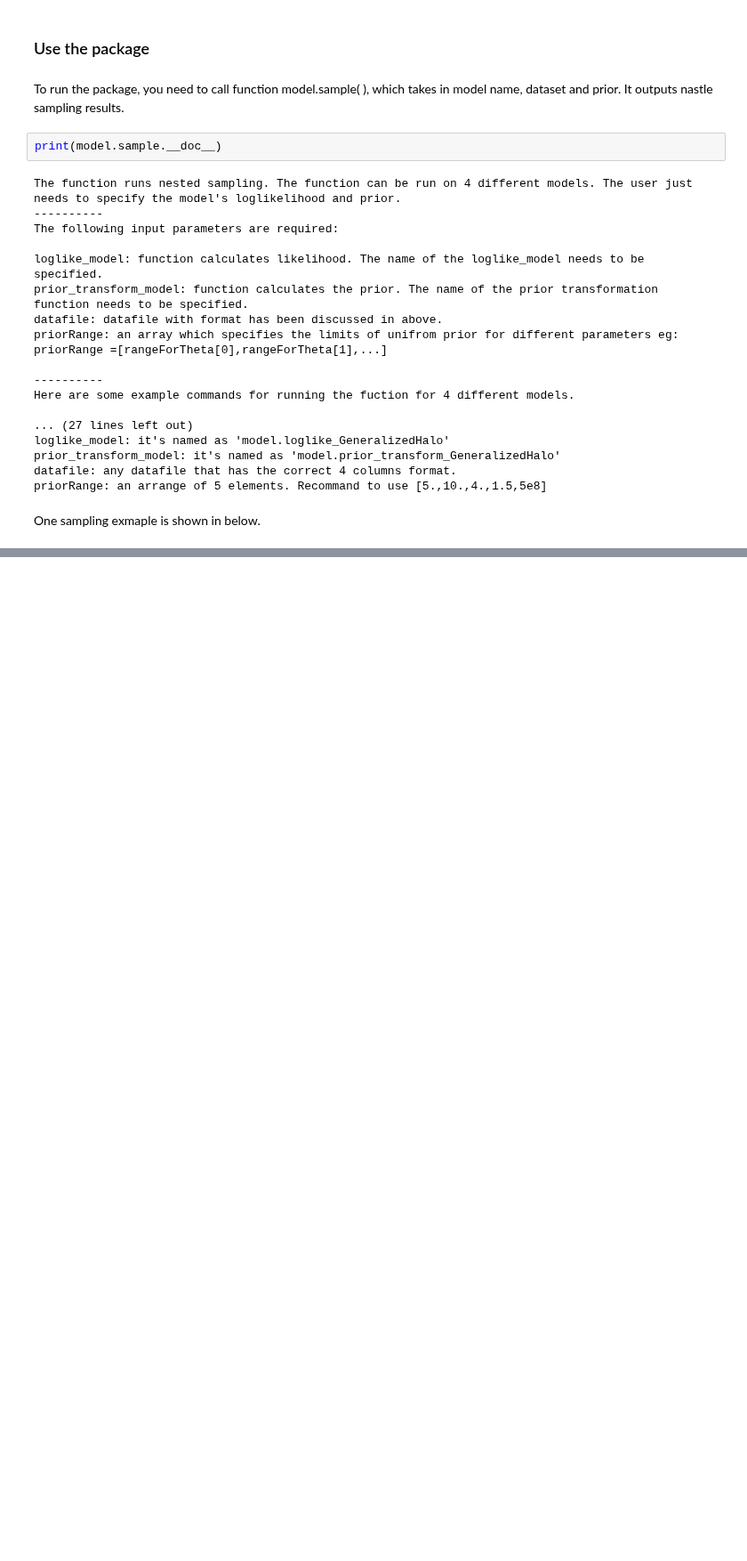
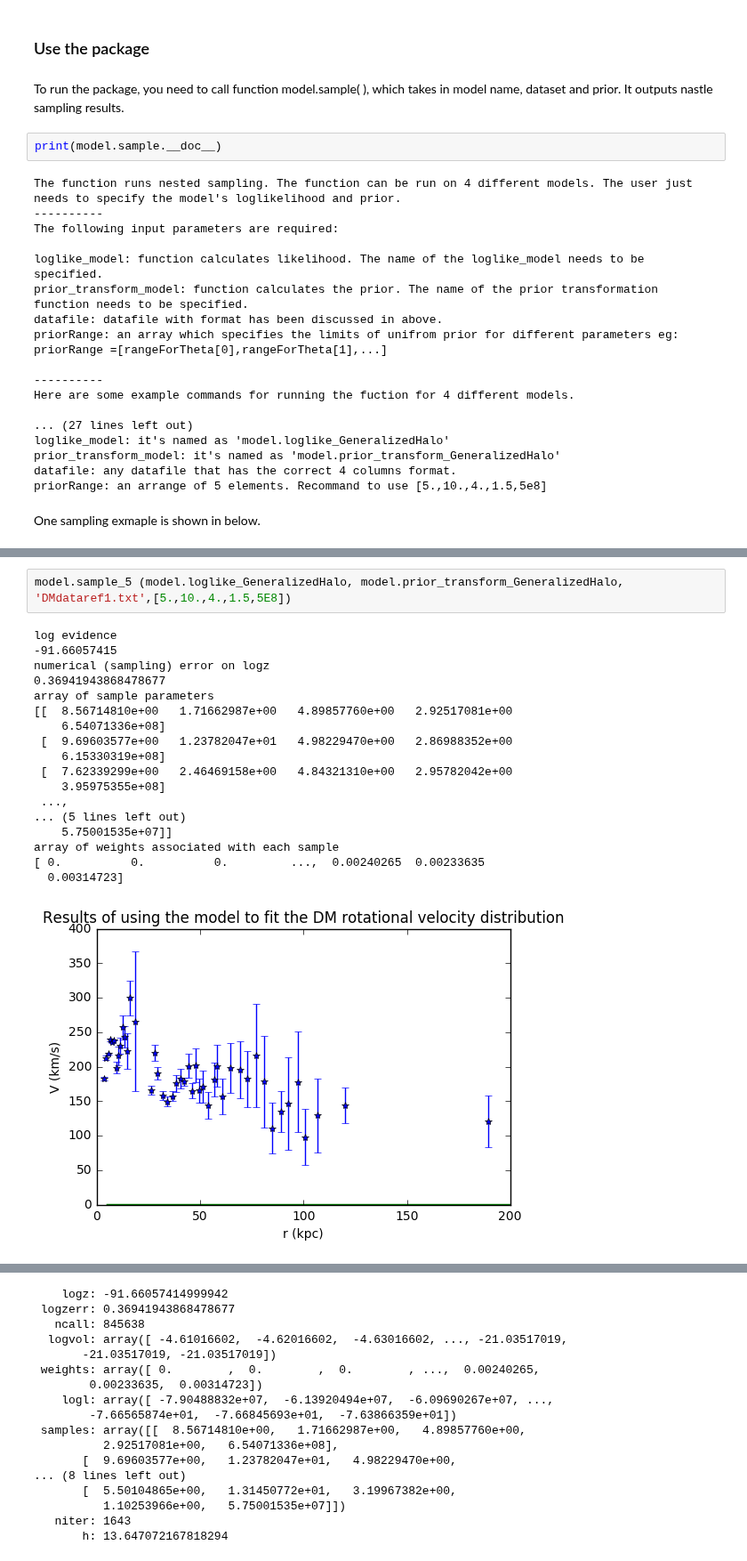
Before and after one commit to phys201/nsdmd, a Jupyter notebook: tutorial.ipynb, the cells around one changed output, grey strips where cells are left out. Shown at 89% size. Cells and saved outputs as stored; diff of their text form; blank space fills up the shorter version.

```diff
--- a/tutorial.ipynb
+++ b/tutorial.ipynb
@@ -122,0 +199,21 @@ array of weights associated with each sample
+# %%
+model.sample_5 (model.loglike_GeneralizedHalo, model.prior_transform_GeneralizedHalo, 'DMdataref1.txt',[5.,10.,4.,1.5,5E8])
+# %% [output]
+log evidence
+-91.66057415
+numerical (sampling) error on logz
+0.36941943868478677
+array of sample parameters
+[[  8.56714810e+00   1.71662987e+00   4.89857760e+00   2.92517081e+00
+    6.54071336e+08]
+ [  9.69603577e+00   1.23782047e+01   4.98229470e+00   2.86988352e+00
+    6.15330319e+08]
+ [  7.62339299e+00   2.46469158e+00   4.84321310e+00   2.95782042e+00
+    3.95975355e+08]
+ ...,
+... (5 lines left out)
+    5.75001535e+07]]
+array of weights associated with each sample
+[ 0.          0.          0.         ...,  0.00240265  0.00233635
+  0.00314723]
+[figure, added]
@@ -122,0 +221,17 @@ array of weights associated with each sample
+    logz: -91.66057414999942
+ logzerr: 0.36941943868478677
+   ncall: 845638
+  logvol: array([ -4.61016602,  -4.62016602,  -4.63016602, ..., -21.03517019,
+       -21.03517019, -21.03517019])
+ weights: array([ 0.        ,  0.        ,  0.        , ...,  0.00240265,
+        0.00233635,  0.00314723])
+    logl: array([ -7.90488832e+07,  -6.13920494e+07,  -6.09690267e+07, ...,
+        -7.66565874e+01,  -7.66845693e+01,  -7.63866359e+01])
+ samples: array([[  8.56714810e+00,   1.71662987e+00,   4.89857760e+00,
+          2.92517081e+00,   6.54071336e+08],
+       [  9.69603577e+00,   1.23782047e+01,   4.98229470e+00,
+... (8 lines left out)
+       [  5.50104865e+00,   1.31450772e+01,   3.19967382e+00,
+          1.10253966e+00,   5.75001535e+07]])
+   niter: 1643
+       h: 13.647072167818294
```
Also changed, not shown: parts of 4 cells of this notebook, 2 other files.
